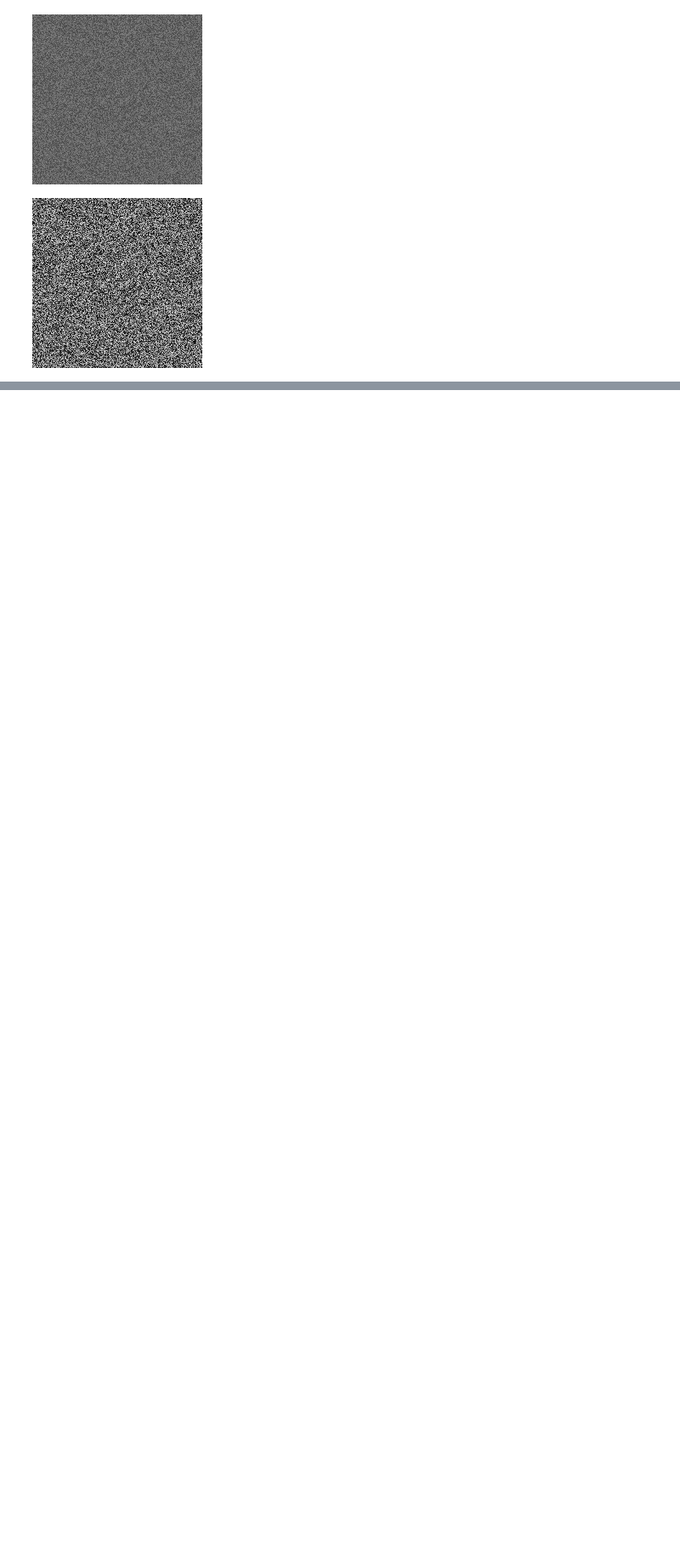
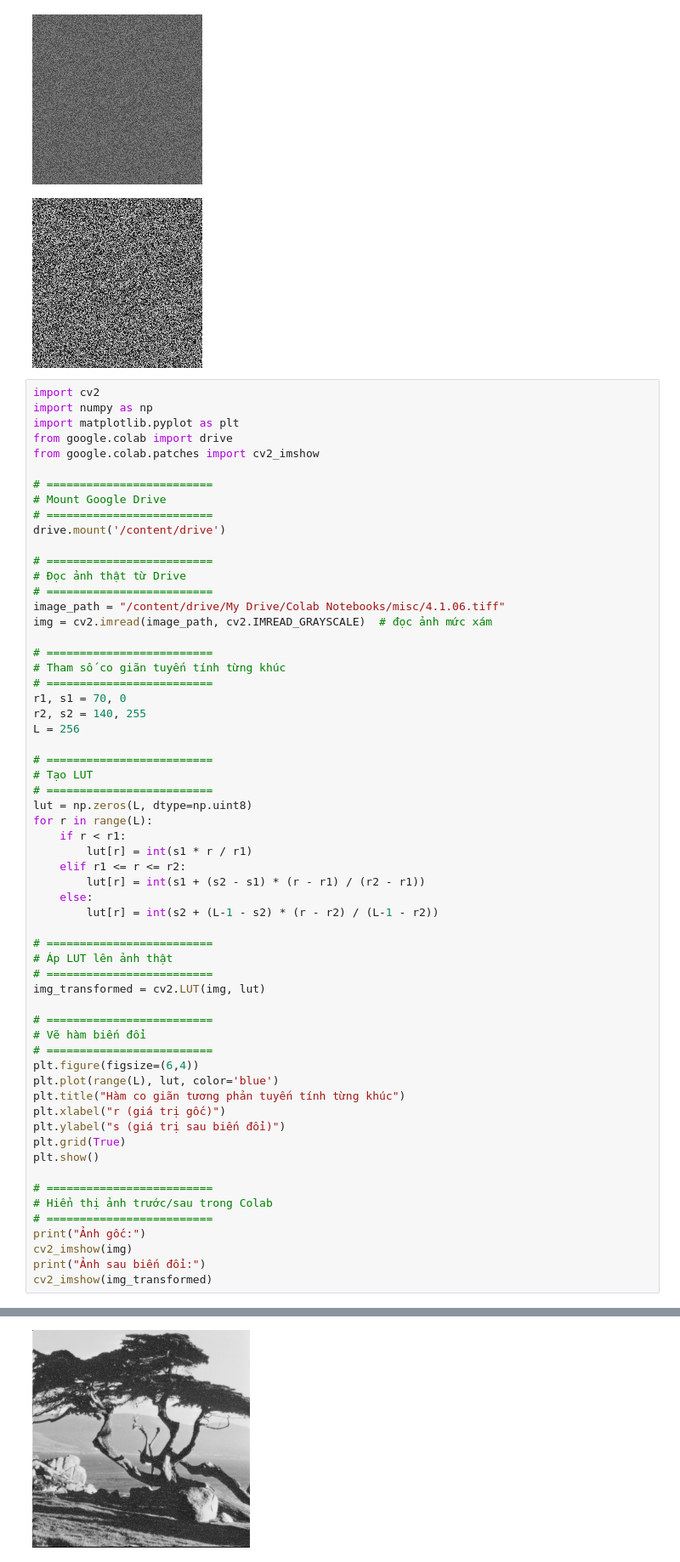
Before and after one commit to huanbv/BVU.CaoHoc.BuiVanHuan-XLA, a Jupyter notebook: BVU_CaoHoc_BuiVanHuan_Seminar_Midtern_OpenCV_VisionMart_Example.ipynb, the cells around one changed output, grey strips where cells are left out. Shown at 85% size. Saved outputs shown, nothing was run; the diff lists cells and outputs as text; blank space fills up the shorter version.

Commit message:
Được tạo bằng Colab

```diff
--- a/BVU_CaoHoc_BuiVanHuan_Seminar_Midtern_OpenCV_VisionMart_Example.ipynb
+++ b/BVU_CaoHoc_BuiVanHuan_Seminar_Midtern_OpenCV_VisionMart_Example.ipynb
@@ -48,3 +48,64 @@ cv2_imshow(img_transformed)
 [figure]
 [figure]
 [figure]
+# %%
+import cv2
+import numpy as np
+import matplotlib.pyplot as plt
+from google.colab import drive
+from google.colab.patches import cv2_imshow
+
+# =========================
+# Mount Google Drive
+# =========================
+drive.mount('/content/drive')
+
+# =========================
+# Đọc ảnh thật từ Drive
+# =========================
+image_path = "/content/drive/My Drive/Colab Notebooks/misc/4.1.06.tiff"
+img = cv2.imread(image_path, cv2.IMREAD_GRAYSCALE)  # đọc ảnh mức xám
+
+# =========================
+# Tham số co giãn tuyến tính từng khúc
+# =========================
+r1, s1 = 70, 0
+r2, s2 = 140, 255
+L = 256
+
+# =========================
+# Tạo LUT
+# =========================
+lut = np.zeros(L, dtype=np.uint8)
+for r in range(L):
+    if r < r1:
+        lut[r] = int(s1 * r / r1)
+    elif r1 <= r <= r2:
+        lut[r] = int(s1 + (s2 - s1) * (r - r1) / (r2 - r1))
+    else:
+        lut[r] = int(s2 + (L-1 - s2) * (r - r2) / (L-1 - r2))
+
+# =========================
+# Áp LUT lên ảnh thật
+# =========================
+img_transformed = cv2.LUT(img, lut)
+
+# =========================
+# Vẽ hàm biến đổi
+# =========================
+plt.figure(figsize=(6,4))
+plt.plot(range(L), lut, color='blue')
+plt.title("Hàm co giãn tương phản tuyến tính từng khúc")
+plt.xlabel("r (giá trị gốc)")
+plt.ylabel("s (giá trị sau biến đổi)")
+plt.grid(True)
+plt.show()
+
+# =========================
+# Hiển thị ảnh trước/sau trong Colab
+# =========================
+print("Ảnh gốc:")
+cv2_imshow(img)
+print("Ảnh sau biến đổi:")
+cv2_imshow(img_transformed)
+# %% [output]
@@ -50,0 +115 @@ cv2_imshow(img_transformed)
+[figure, added]
```
Also changed, not shown: parts of 1 cell of this notebook.
